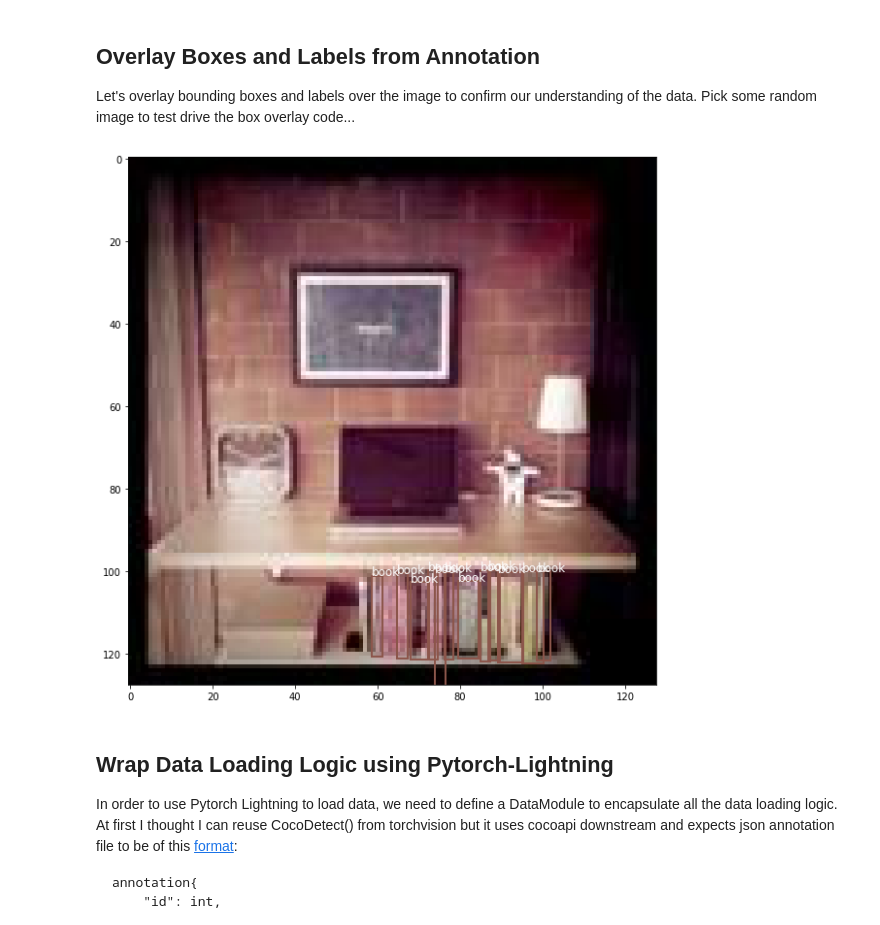
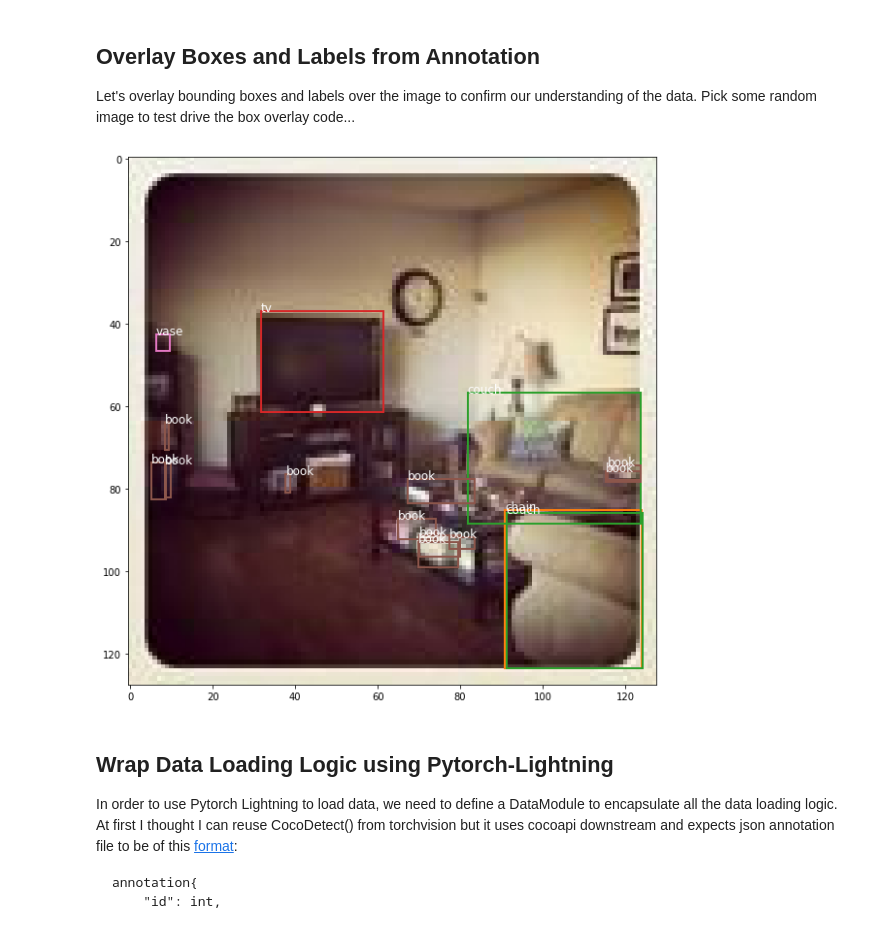
Before and after one commit to bguan/plmcbbox, a Jupyter notebook: 30_subcoco_pl.ipynb, the cells around one changed output. Drawn from its saved outputs; the diff is of its cells as text; code cells hidden in the pictures.

```diff
--- a/30_subcoco_pl.ipynb
+++ b/30_subcoco_pl.ipynb
@@ -141,9 +142,3 @@ But we have enough to test drive the training pipeline. To make it more balanced
 ## Look at Images
 
 Let's look at an image annotation.
-# %%
-img_pos = 47
-img_id = train_json['images'][img_pos]['id']
-l2bs = stats.img2l2bs[img_id]
-img_fname = stats.img2fname[img_id]
-img_id, img_fname, l2bs
@@ -170,0 +145,16 @@ img_id, img_fname, l2bs
+# %%
+best_img_pos = None
+max_boxs = 0
+for img_pos in range(len(train_json['images'])):
+    img_id = train_json['images'][img_pos]['id']
+    l2bs = stats.img2l2bs[img_id]
+    n_boxs =  reduce((lambda x, y: x + y), [1 if len(bs) > 0 else 0 for bs in l2bs.values()])
+    if n_boxs >= max_boxs:
+        best_img_pos = img_pos
+        max_boxs = n_boxs
+
+print(f'best_img_pos {best_img_pos}')
+best_img_id = train_json['images'][best_img_pos]['id']
+l2bs = stats.img2l2bs[best_img_id]
+best_img_fname = stats.img2fname[best_img_id]
+best_img_id, best_img_fname, l2bs
@@ -174,10 +185,10 @@ img_id, img_fname, l2bs
 Let's overlay bounding boxes and labels over the image to confirm our understanding of the data.
 Pick some random image to test drive the box overlay code...
 # %%
-img = Image.open(Path(img_dir)/stats.img2fname[img_id])
-overlay_img_bbox(img, stats.img2l2bs[img_id], stats.lbl2name)
+img = Image.open(Path(img_dir)/stats.img2fname[best_img_id])
+overlay_img_bbox(img, stats.img2l2bs[best_img_id], stats.lbl2name)
 # %% [output]
-[figure, old version]
+[figure, new version]
 # %% [markdown]
 ## Wrap Data Loading Logic using Pytorch-Lightning
 
```
Also changed, not shown: parts of 14 cells of this notebook, 4 other files.
